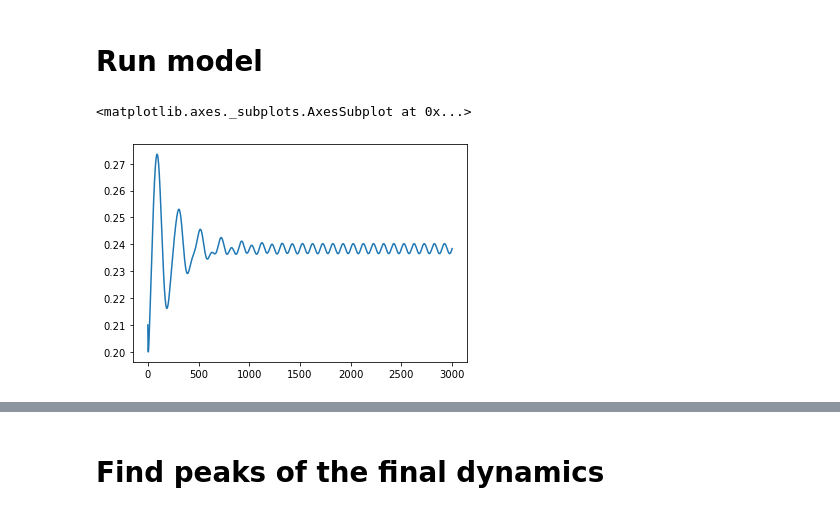
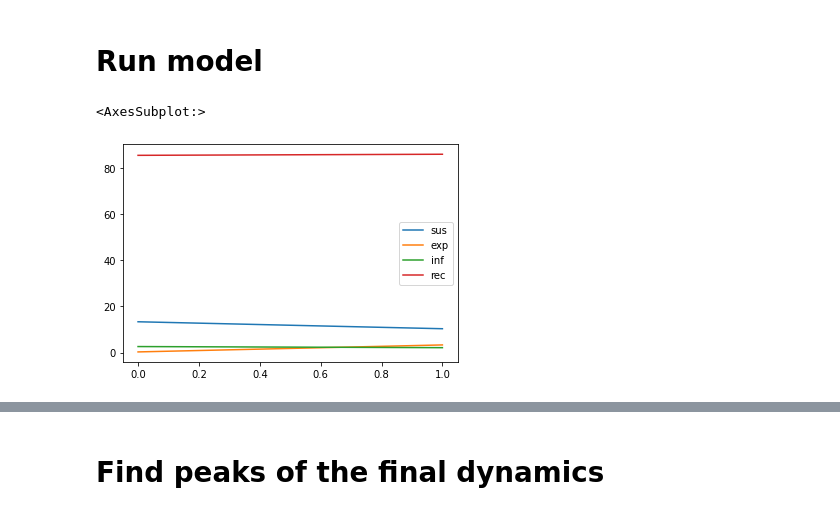
Before and after one commit to zzammuel/CSS, a Jupyter notebook: SEIR.ipynb, the cells around one changed output, grey strips where cells are left out. Drawn from its saved outputs; the diff is of its cells as text; code cells hidden in the pictures.

```diff
--- a/SEIR.ipynb
+++ b/SEIR.ipynb
@@ -177,19 +200,19 @@ class FSM_SEIR(Agent):
 # %%
 model = CellularAutomaton(
         height = 10,
         width = 10,
         mu = 0.0005,  # Birth rate
         sig = 1/8,   # Rate of delay
         gam = 1/5,   # Rate of recovery
         c = 1/2,     # Connection factor between FSM
         b0 = 1,   # Rate of infection
         b1 = .005,     # Amplitude of seasonality of infection
 )
 
-model.run(3000)
+model.run(100)
 
 df = model.datacollector.get_model_vars_dataframe()
-df['inf'].plot()
+df.plot()
 # %% [output]
-<matplotlib.axes._subplots.AxesSubplot at 0x...>
+<AxesSubplot:>
-[figure, old version]
+[figure, new version]
```
Also changed, not shown: parts of 12 cells of this notebook.
